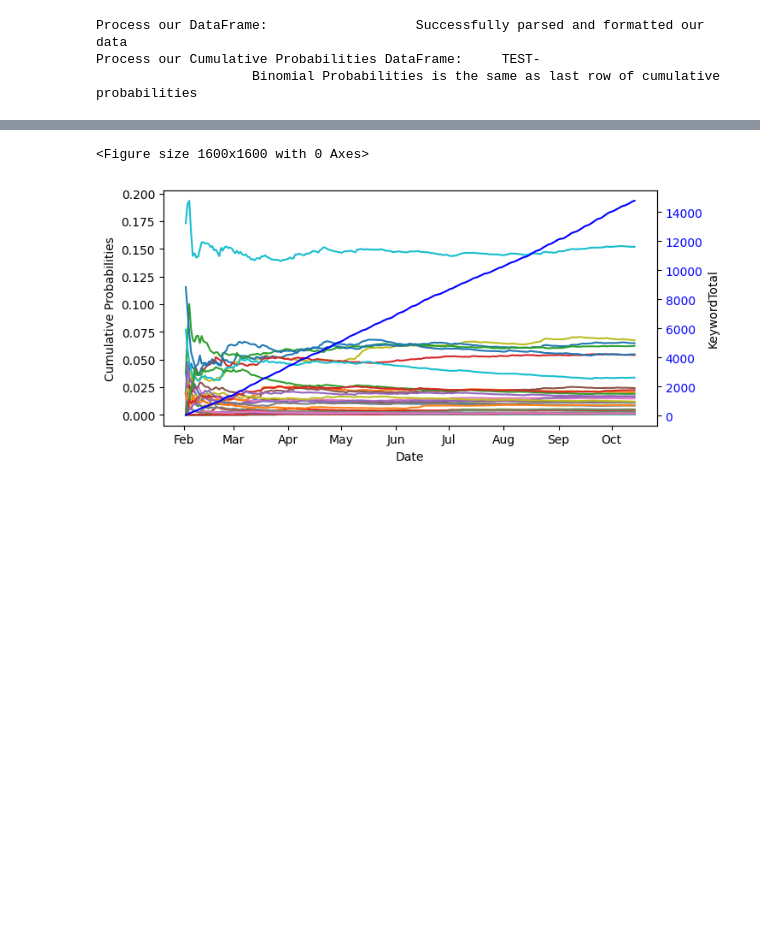
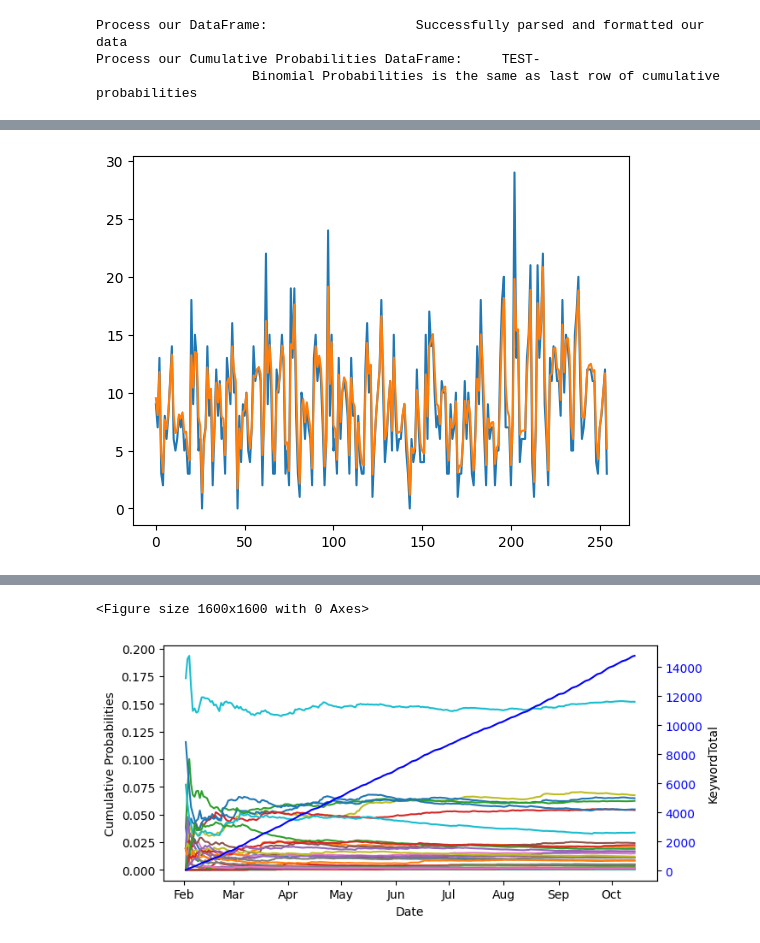
Before and after one commit to KvKid/Exploration-of-Sequential-Monte-Carlo-to-Time-Series-Data, a Jupyter notebook: Analysis_finalised.ipynb, the cells around one changed output, grey strips where cells are left out. Drawn from its saved outputs; the diff is of its cells as text; code cells hidden in the pictures; blank space fills up the shorter version.

```diff
--- a/Analysis_finalised.ipynb
+++ b/Analysis_finalised.ipynb
@@ -374,2 +491,0 @@ Process our Cumulative Probabilities DataFrame:     TEST-
-# %%
-df = A.cumprobdf
@@ -392,0 +492,3 @@ df[['Racism','NumOfArticles']]
+# %%
+obs1 = list(df.Government)
+obs2 = list(df.Parliament)
@@ -392,0 +570,7 @@ df[['Racism','NumOfArticles']]
+# %%
+#for 0 or 1 or 2
+plt.plot(obs1)
+plt.plot(hi.storage[3,:])
+plt.show()
+# %% [output]
+[figure, added]
```
Also changed, not shown: parts of 18 cells of this notebook, 14 other files.
